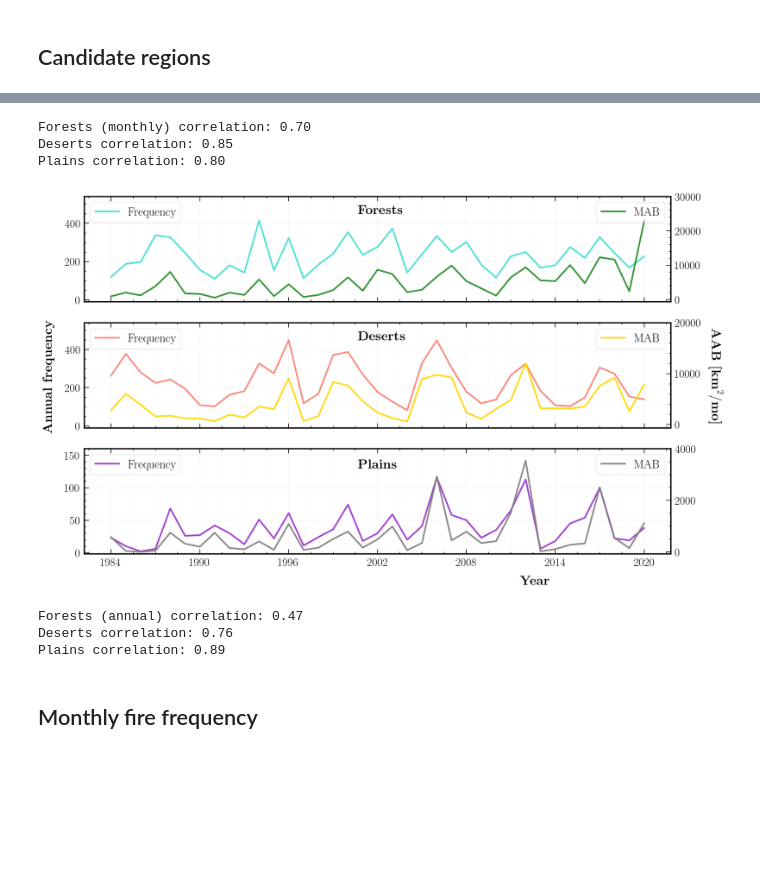
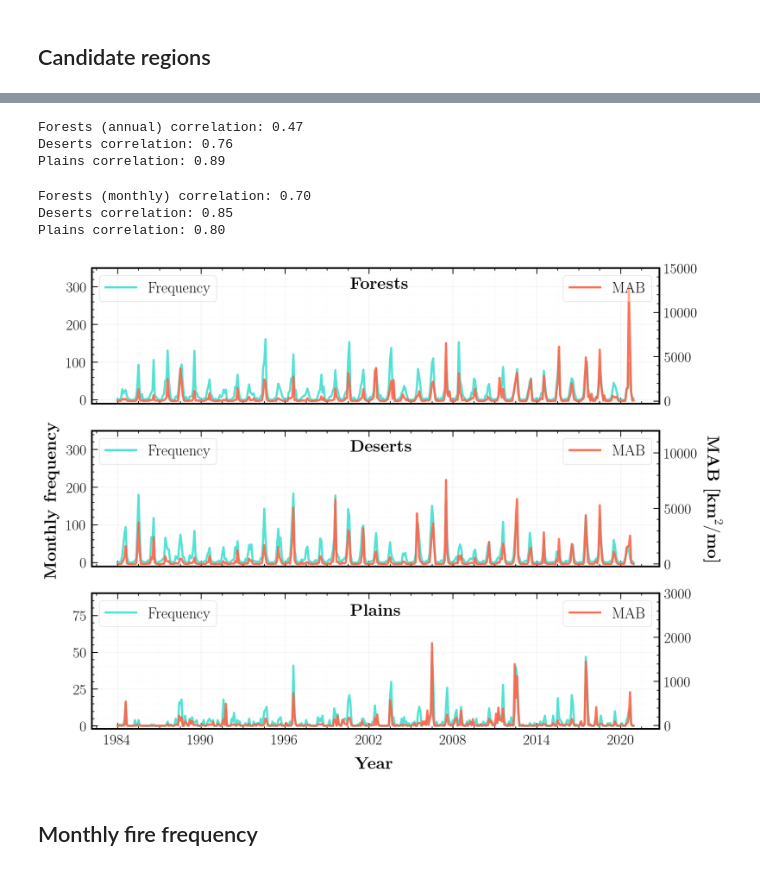
Before and after one commit to jtbuch/smlfire1.0, a Jupyter notebook: notebooks/fire_frequency_climate.ipynb, the cells around one changed output, grey strips where cells are left out. Cells and saved outputs as stored; diff of their text form; code cells hidden in the pictures; blank space fills up the shorter version.

```diff
--- a/notebooks/fire_frequency_climate.ipynb
+++ b/notebooks/fire_frequency_climate.ipynb
@@ -375,3 +390,11 @@ ax3.legend(loc='upper left', frameon= True, fontsize= 18);
+# %%
+print("Forests (annual) correlation: %.2f"%stats.pearsonr(forest_ann_freq_all, forest_ann_size_all)[0])
+print("Deserts correlation: %.2f"%stats.pearsonr(desert_ann_freq_all, desert_ann_size_all)[0])
+print("Plains correlation: %.2f"%stats.pearsonr(plains_ann_freq_all, plains_ann_size_all)[0])
+# %% [output]
+Forests (annual) correlation: 0.47
+Deserts correlation: 0.76
+Plains correlation: 0.89
 # %%
 print("Forests (monthly) correlation: %.2f"%stats.pearsonr(forest_freq_all, forest_size_all)[0])
 print("Deserts correlation: %.2f"%stats.pearsonr(desert_freq_all, desert_size_all)[0])
@@ -381,64 +404,56 @@ Forests (monthly) correlation: 0.70
 Deserts correlation: 0.85
 Plains correlation: 0.80
 # %%
-fig= plt.figure(figsize=(16, 10))
-fig.text(0.07, 0.5, r'{\bf Annual frequency}', va='center', rotation='vertical', fontsize= 20);
-fig.text(0.72, 0.06, r'{\bf Year}', ha='center', fontsize= 20)
-fig.text(0.95, 0.5, r'{\bf AAB [${\bf km}^2/{\bf mo}$]}', va='center', rotation= 270, fontsize= 20);
+fig= plt.figure(figsize=(12, 10))
+fig.text(0.06, 0.5, r'{\bf Monthly frequency}', va='center', rotation='vertical', fontsize= 20);
+fig.text(0.51, 0.06, r'{\bf Year}', ha='center', fontsize= 20)
+fig.text(0.96, 0.5, r'{\bf MAB [${\bf km}^2/{\bf mo}$]}', va='center', rotation= 270, fontsize= 20);
 gs = fig.add_gridspec(3, 4)
 
 ax1= fig.add_subplot(gs[0:1, :])
 ax1_alt= ax1.twinx()
-ax1_alt.plot(yr_arr[:-1], forest_ann_size_all, color= 'forestgreen', label= 'MAB')
-ax1.plot(yr_arr[:-1], forest_ann_freq_all, color= 'turquoise', label= 'Frequency');
-ax1.set_ylim(-10, 540);
-ax1_alt.set_ylim(-650, 30000);
+ax1_alt.plot(month_arr, forest_size_all, color= 'tomato', label= 'MAB')
+ax1.plot(month_arr, forest_freq_all, color= 'turquoise', label= 'Frequency');
+ax1.set_ylim(-10, 350);
+ax1_alt.set_ylim(-300, 15000);
 ax1.set_xticks((year_arr - 1984)*12);
 ax1.set_xticklabels([])
 ax1.grid(b=True, which='major', color='black', alpha=0.05, linestyle='-');
 ax1.grid(b=True, which='minor', color='black', alpha=0.01, linestyle='-');
-ax1.text(200, 450, r"{\bf Forests}", fontsize= 20);
+ax1.text(200, 295, r"{\bf Forests}", fontsize= 20);
 ax1_alt.legend(loc='upper right', frameon= True, fontsize= 18);
 ax1.legend(loc='upper left', frameon= True, fontsize= 18);
 
 ax2= fig.add_subplot(gs[1:2, :])
 ax2_alt= ax2.twinx()
-ax2_alt.plot(yr_arr[:-1], desert_ann_size_all, color= 'gold', label= 'MAB')
-ax2.plot(yr_arr[:-1], desert_ann_freq_all, color= 'salmon', label= 'Frequency');
-ax2.set_ylim(-10, 540)
-ax2_alt.set_ylim(-650, 20000);
+ax2_alt.plot(month_arr, desert_size_all, color= 'tomato', label= 'MAB')
+ax2.plot(month_arr, desert_freq_all, color= 'turquoise', label= 'Frequency');
+ax2.set_ylim(-10, 350)
+ax2_alt.set_ylim(-200, 12000);
 ax2.set_xticks((year_arr - 1984)*12);
 ax2.set_xticklabels([])
 ax2.grid(b=True, which='major', color='black', alpha=0.05, linestyle='-');
 ax2.grid(b=True, which='minor', color='black', alpha=0.01, linestyle='-');
-ax2.text(200, 450, r"{\bf Deserts}", fontsize= 20);
+ax2.text(200, 295, r"{\bf Deserts}", fontsize= 20);
 ax2_alt.legend(loc='upper right', frameon= True, fontsize= 18);
 ax2.legend(loc='upper left', frameon= True, fontsize= 18);
 
 ax3= fig.add_subplot(gs[2:3, :])
 ax3_alt= ax3.twinx()
-ax3_alt.plot(yr_arr[:-1], plains_ann_size_all, color= 'gray', label= 'MAB')
-ax3.plot(yr_arr[:-1], plains_ann_freq_all, color= 'darkorchid', label= 'Frequency');
+ax3_alt.plot(month_arr, plains_size_all, color= 'tomato', label= 'MAB')
+ax3.plot(month_arr, plains_freq_all, color= 'turquoise', label= 'Frequency');
 ax3.set_xticks((year_arr - 1984)*12);
 ax3.set_xticklabels(year_arr)
-ax3.set_ylim(-2, 160);
-ax3_alt.set_ylim(-75, 4000);
+ax3.set_ylim(-2, 90);
+ax3_alt.set_ylim(-75, 3000);
 ax3.grid(b=True, which='major', color='black', alpha=0.05, linestyle='-');
 ax3.grid(b=True, which='minor', color='black', alpha=0.01, linestyle='-');
-ax3.text(200, 130, r"{\bf Plains}", fontsize= 20);
+ax3.text(200, 75, r"{\bf Plains}", fontsize= 20);
 ax3_alt.legend(loc='upper right', frameon= True, fontsize= 18);
 ax3.legend(loc='upper left', frameon= True, fontsize= 18);
 #plt.savefig('../paper_plots/intro_plot_alt.pdf', bbox_inches='tight', dpi= 300);
 # %% [output]
-[figure, old version]
+[figure, new version]
-# %%
-print("Forests (annual) correlation: %.2f"%stats.pearsonr(forest_ann_freq_all, forest_ann_size_all)[0])
-print("Deserts correlation: %.2f"%stats.pearsonr(desert_ann_freq_all, desert_ann_size_all)[0])
-print("Plains correlation: %.2f"%stats.pearsonr(plains_ann_freq_all, plains_ann_size_all)[0])
-# %% [output]
-Forests (annual) correlation: 0.47
-Deserts correlation: 0.76
-Plains correlation: 0.89
 # %% [markdown]
 ## Monthly fire frequency
 # %%
```
Also changed, not shown: parts of 8 cells of this notebook, 2 other files.
